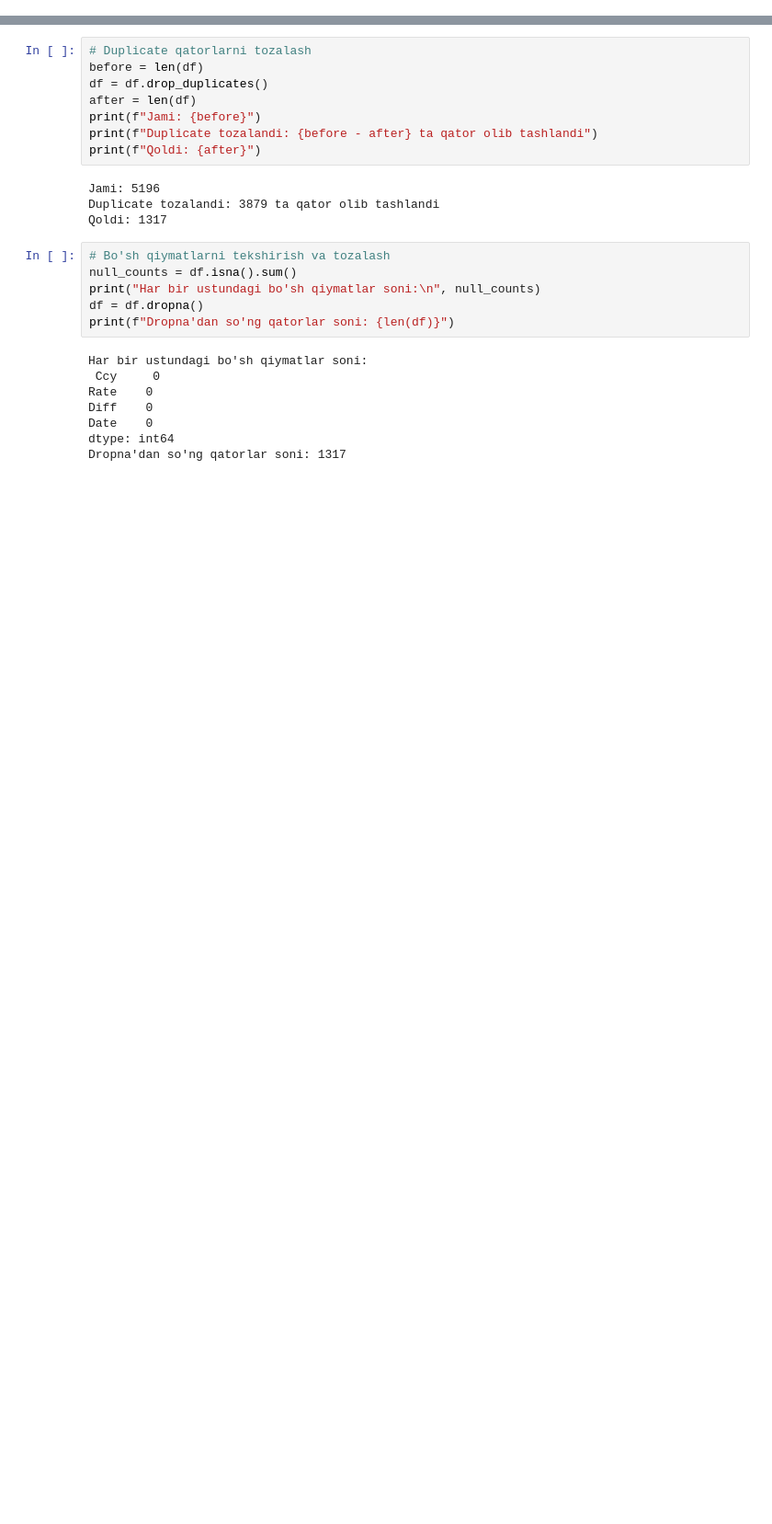
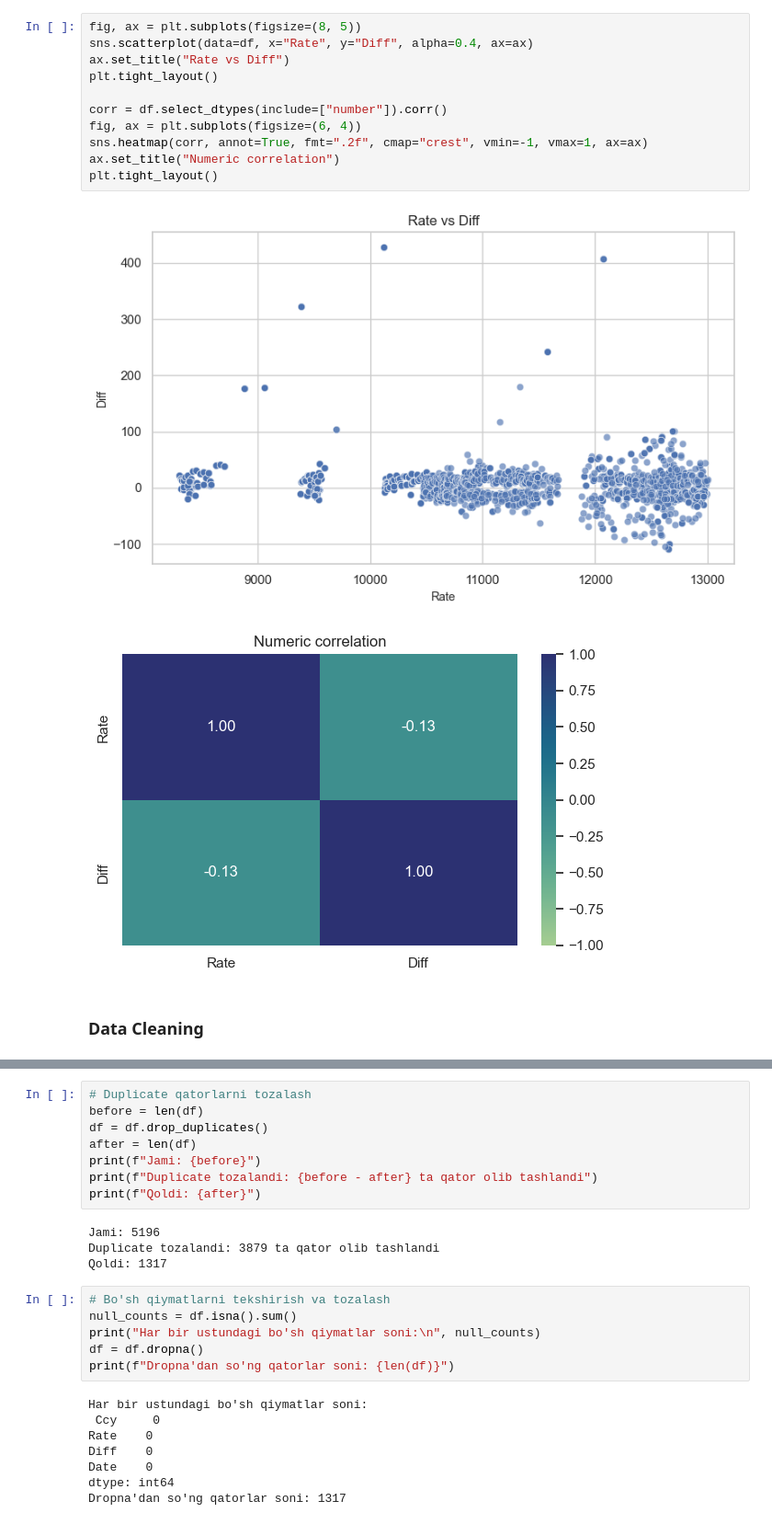
Before and after one commit to ZikrullaRaxmatov/AI_Rate_Prediction, a Jupyter notebook: preprocess_data.ipynb, the cells around one changed output, grey strips where cells are left out. Shown: that part at 92% size. Cells and saved outputs as stored; diff of their text form; blank space fills up the shorter version.

```diff
--- a/preprocess_data.ipynb
+++ b/preprocess_data.ipynb
@@ -30,3 +104,19 @@ df.head()
+# %%
+fig, ax = plt.subplots(figsize=(8, 5))
+sns.scatterplot(data=df, x="Rate", y="Diff", alpha=0.4, ax=ax)
+ax.set_title("Rate vs Diff")
+plt.tight_layout()
+
+corr = df.select_dtypes(include=["number"]).corr()
+fig, ax = plt.subplots(figsize=(6, 4))
+sns.heatmap(corr, annot=True, fmt=".2f", cmap="crest", vmin=-1, vmax=1, ax=ax)
+ax.set_title("Numeric correlation")
+plt.tight_layout()
+# %% [output]
+[figure, added]
+[figure, added]
+# %% [markdown]
+### Data Cleaning
 # %%
 # Jadval haqida qisqa ma'lumot
 df.info()
```
Also changed, not shown: parts of 12 cells of this notebook, 2 other files.
